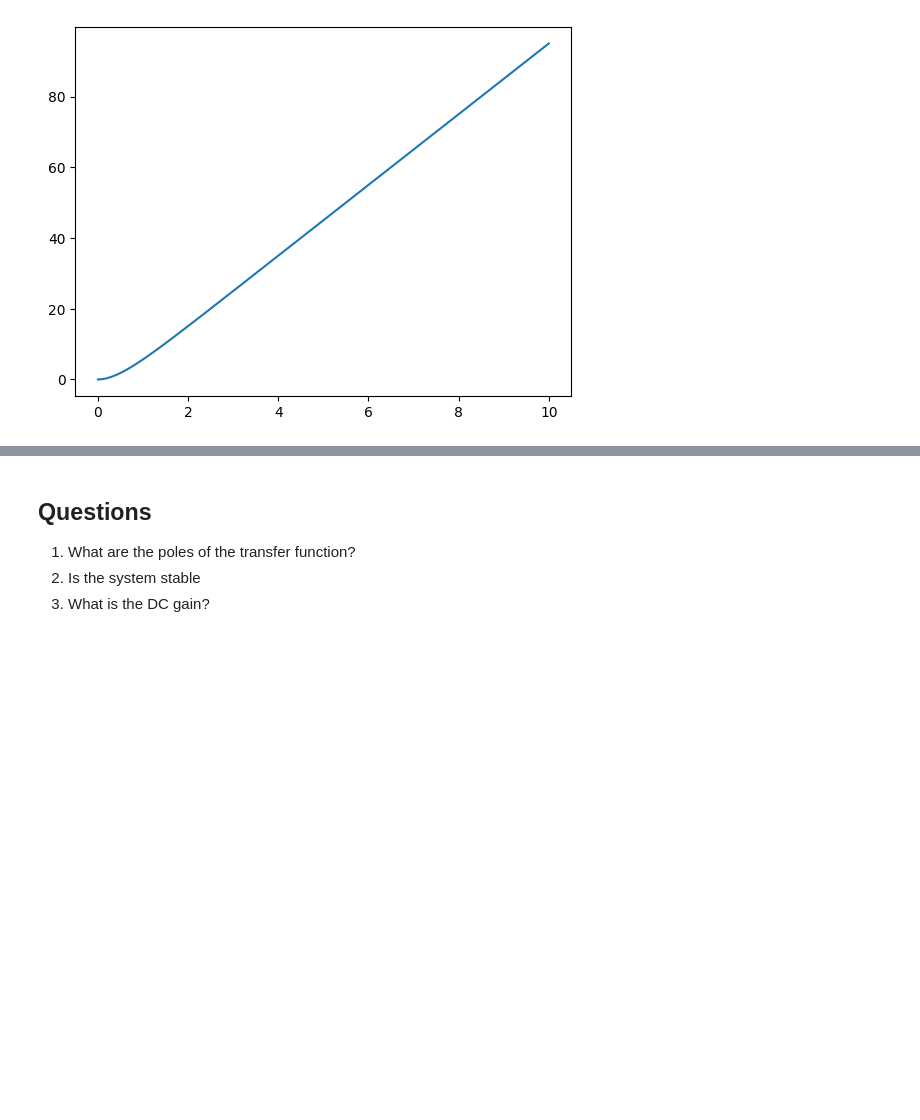
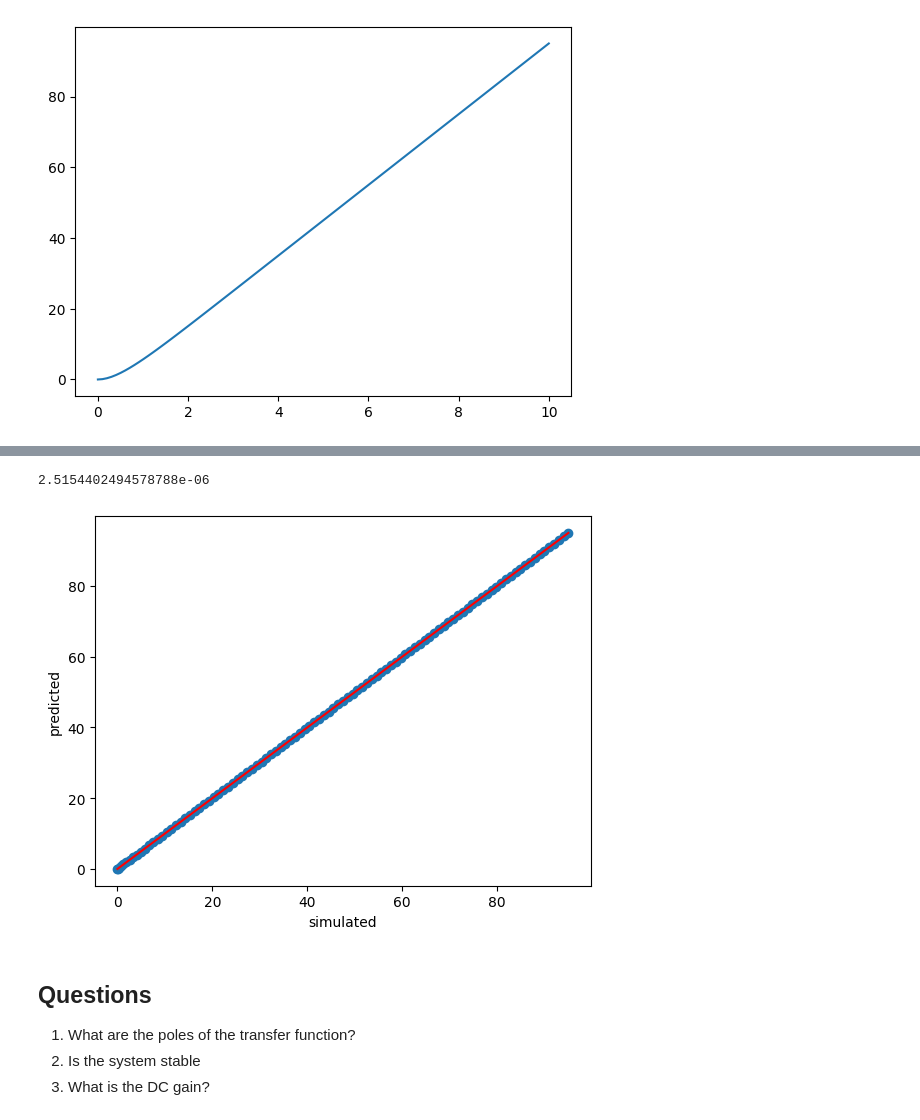
Before and after one commit to joseph-hellerstein/advanced-controls-lectures, a Jupyter notebook: lectures/lecture_09-linear_time_invariant_systems/practice_with_transfer_functions.ipynb, the cells around one changed output, grey strips where cells are left out. Drawn from its saved outputs; the diff is of its cells as text; code cells hidden in the pictures; blank space fills up the shorter version.

```diff
--- a/lectures/lecture_09-linear_time_invariant_systems/practice_with_transfer_functions.ipynb
+++ b/lectures/lecture_09-linear_time_invariant_systems/practice_with_transfer_functions.ipynb
@@ -13,0 +38,31 @@ TIMES = np.linspace(0, 10, 100)
+# %%
+def evaluateTransferFunction(model, transfer_function, output_name, times=TIMES,
+                             is_plot=True):
+    """
+    Plots simulations versus predictions.
+
+    Args:
+        model: (str) antimony
+        tranfer_function (control.TransferFunction)
+        output_name: (str) prediction
+        times: (np.darray)
+    Returns:
+        float
+    """
+    rr = te.loada(model)
+    data = rr.simulate(times[0], times[-1], len(times))
+    output_name = "[" + output_name + "]"
+    simulations = data[output_name]
+    _, predictions = control.forced_response(transfer_function, T=times, U=1)
+    rmse = np.sqrt(np.sum(simulations-predictions)**2)/len(simulations)
+    if is_plot:
+        plt.scatter(simulations, predictions)
+        maxval = max(np.max(predictions), np.max(simulations))
+        plt.plot([0, maxval], [0, maxval], color="red")
+        plt.xlabel("simulated")
+        plt.ylabel("predicted")
+    return rmse
+
+rmse = evaluateTransferFunction(TEST_MODEL, tf, "S3", is_plot=False)
+assert(rmse < 1e-5)
+print("OK!")
@@ -100,3 +180,8 @@ plt.plot([0, maxval], [0, maxval], color="red")
+# %%
+evaluateTransferFunction(model1, tf, "S3")
+# %% [output]
+2.5154402494578788e-06
+[figure, added]
 # %% [markdown]
 ## Questions
 1. What are the poles of the transfer function?
```
Also changed, not shown: parts of 39 cells of this notebook, 1 other file.
